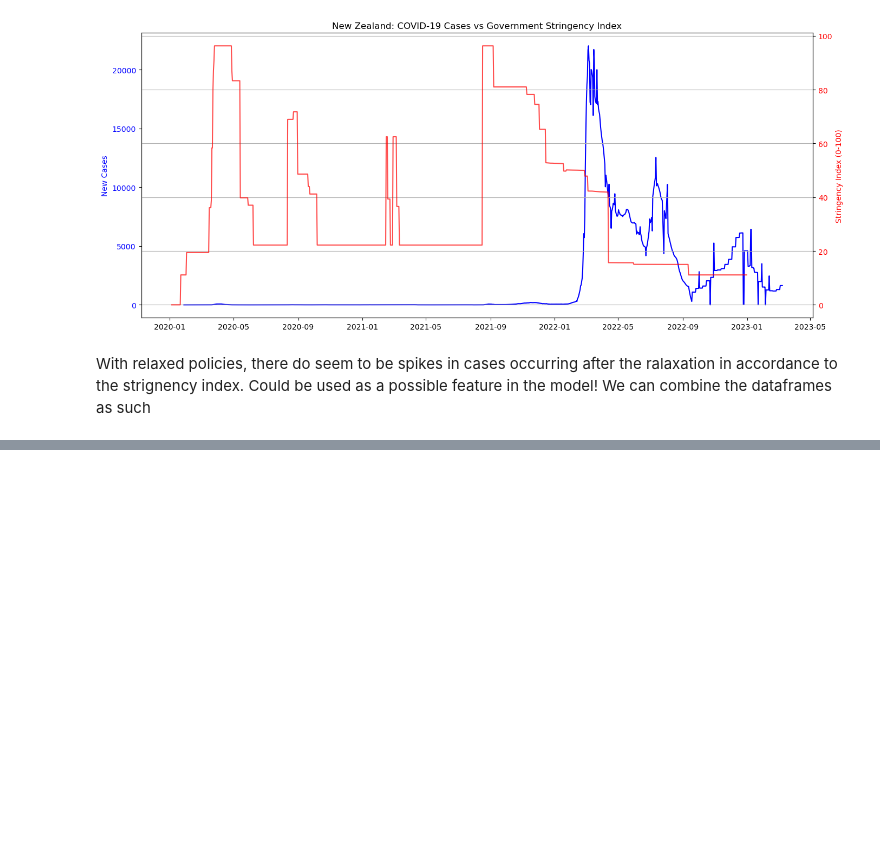
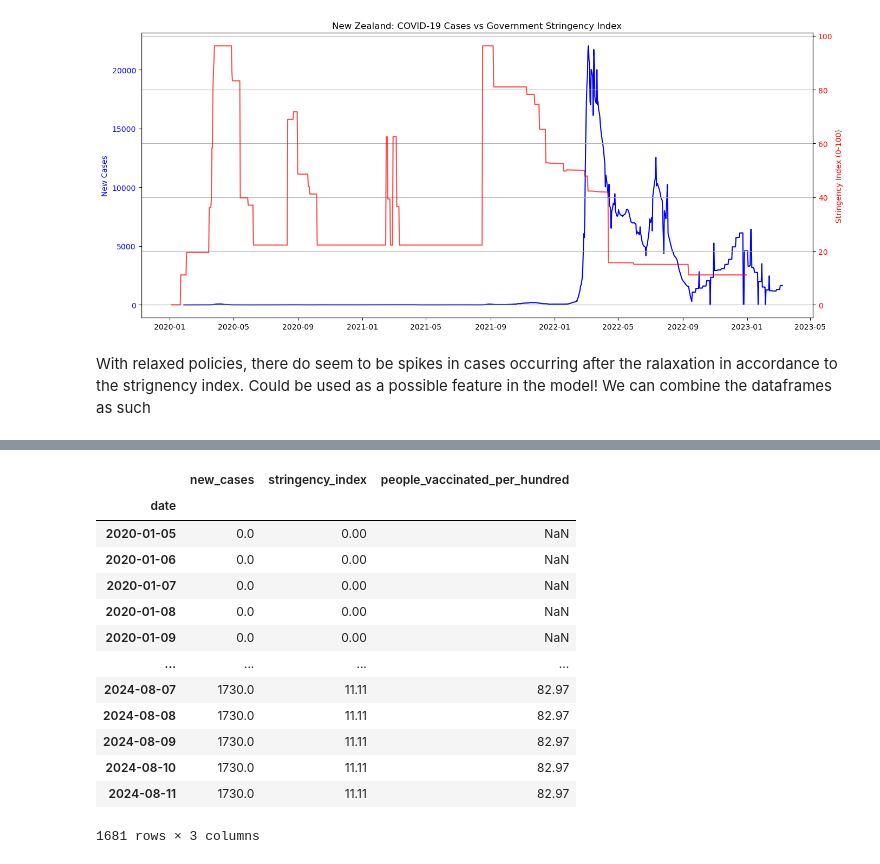
Before and after one commit to RaghavDewangan/Covid-Outbreak-Prediction, a Jupyter notebook: pred.ipynb, the cells around one changed output, grey strips where cells are left out. Saved outputs shown, nothing was run; the diff lists cells and outputs as text; code cells hidden in the pictures; blank space fills up the shorter version.

```diff
--- a/pred.ipynb
+++ b/pred.ipynb
@@ -248,0 +275,26 @@ nz_combined['stringency_index'] = nz_combined['stringency_index'].ffill()
+# %%
+
+
+us_df.drop(columns=['location'], inplace=True)
+nz_df.drop(columns=['location'], inplace=True)
+
+us_df.set_index('date', inplace=True)
+nz_df.set_index('date', inplace=True)
+
+us_df.ffill()
+nz_df.ffill() # forward fill for time series data (impute using previous values and continuing forward)
+# %% [output]
+|  | new_cases | stringency_index | people_vaccinated_per_hundred |
+| date |  |  |  |
+| 2020-01-05 | 0.0 | 0.00 | NaN |
+| 2020-01-06 | 0.0 | 0.00 | NaN |
+| 2020-01-07 | 0.0 | 0.00 | NaN |
+| 2020-01-08 | 0.0 | 0.00 | NaN |
+| 2020-01-09 | 0.0 | 0.00 | NaN |
+| ... | ... | ... | ... |
+| 2024-08-07 | 1730.0 | 11.11 | 82.97 |
+| 2024-08-08 | 1730.0 | 11.11 | 82.97 |
+| 2024-08-09 | 1730.0 | 11.11 | 82.97 |
+| 2024-08-10 | 1730.0 | 11.11 | 82.97 |
+| 2024-08-11 | 1730.0 | 11.11 | 82.97 |
+1681 rows × 3 columns
```
Also changed, not shown: parts of 2 cells of this notebook.
